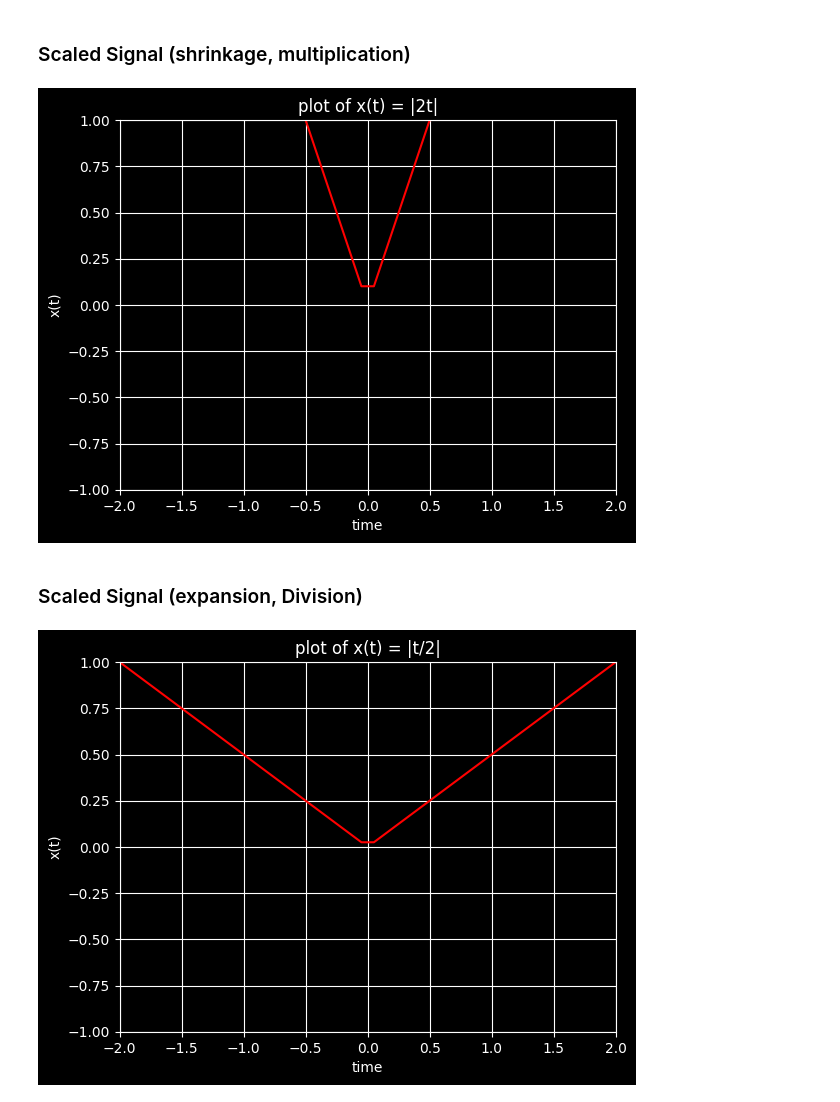
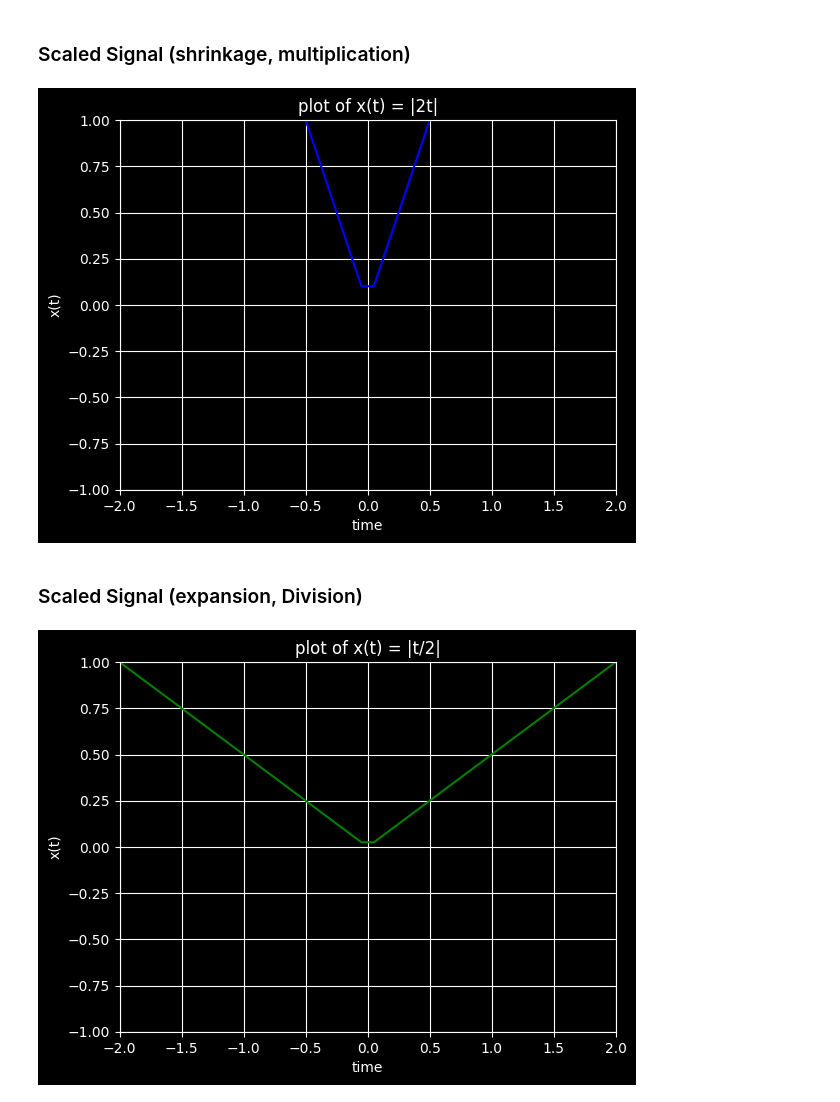
Before and after one commit to KhoshfekrMH/Dr.Ghasemian-s-Signal-Processing-Signal-Plots-with-Jupyter, a Jupyter notebook: Chapter-1/Transform the independent variable/Scaling-Ex1.ipynb, the cells around one changed output. Drawn from its saved outputs; the diff is of its cells as text; code cells hidden in the pictures.

```diff
--- a/Chapter-1/Transform the independent variable/Scaling-Ex1.ipynb
+++ b/Chapter-1/Transform the independent variable/Scaling-Ex1.ipynb
@@ -23,7 +23,7 @@ plt.grid(True)
 # %%
 t = np.linspace(-5, 5, 100)
 y = np.abs(t*2) #by multiply time by 2 Signal will shrink
-plt.plot(t, y, 'r')
+plt.plot(t, y, 'b')
 
 plt.xlim(-2, 2)
 plt.ylim(-1, 1)
@@ -34,21 +34,21 @@ plt.ylabel('x(t)')
 plt.style.use('dark_background')
 plt.grid(True)
 # %% [output]
-[figure, old version]
+[figure, new version]
 # %% [markdown]
 ### Scaled Signal (expansion, Division)
 # %%
 t = np.linspace(-5, 5, 100)
 y = np.abs(t/2) #by divided time by 2 Signal will expanded
-plt.plot(t, y, 'r')
+plt.plot(t, y, 'g')
 
 plt.xlim(-2, 2)
 plt.ylim(-1, 1)
 
 plt.title('plot of x(t) = |t/2|')
 plt.xlabel('time')
 plt.ylabel('x(t)')
 plt.style.use('dark_background')
 plt.grid(True)
 # %% [output]
-[figure, old version]
+[figure, new version]
```
Also changed, not shown: parts of 2 cells of this notebook.
